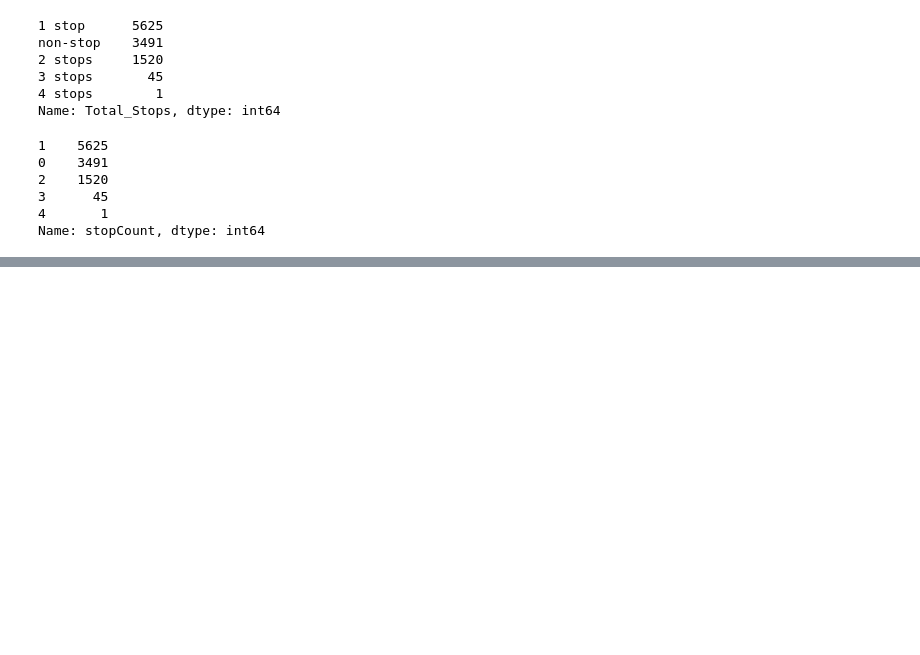
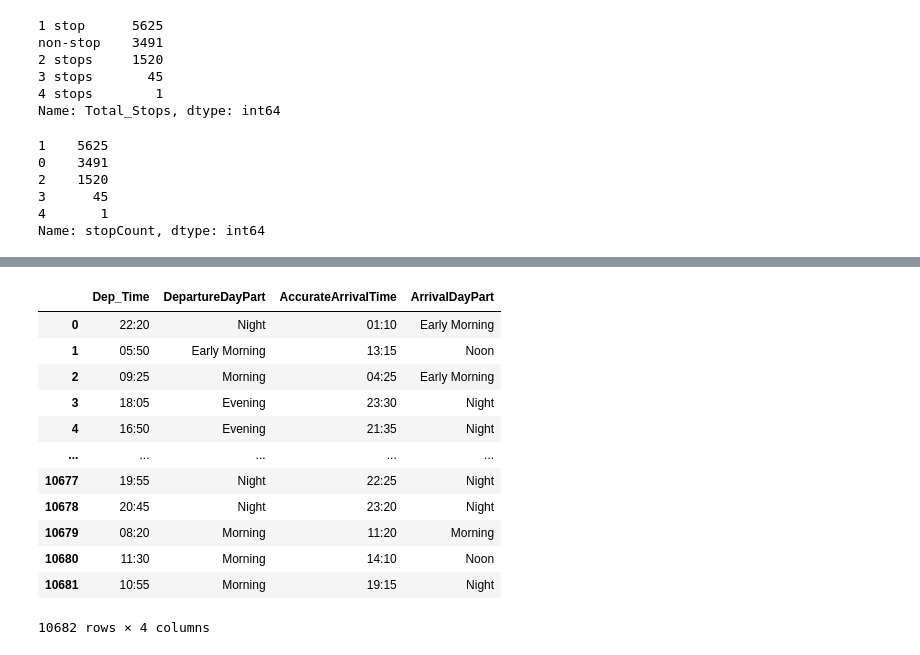
Before and after one commit to ahmedbasemdev/Epsilon-InternShip, a Jupyter notebook: Task 1 - Regression/Code.ipynb, the cells around one changed output, grey strips where cells are left out. Saved outputs shown, nothing was run; the diff lists cells and outputs as text; code cells hidden in the pictures; blank space fills up the shorter version.

```diff
--- a/Task 1 - Regression/Code.ipynb
+++ b/Task 1 - Regression/Code.ipynb
@@ -224,0 +244,2 @@ Name: stopCount, dtype: int64
+# %%
+data['Additional_Info'].replace('No Info','No info',inplace=True)
@@ -224,0 +268,31 @@ Name: stopCount, dtype: int64
+# %%
+def DayPart(n) :
+    H = int(n.split(':')[0])
+    if H < 6 :
+        return 'Early Morning'
+    elif 6<=H < 12 :
+        return 'Morning'
+    elif  12<=H < 15 :
+        return 'Noon'
+    elif  15<=H < 19 :
+        return 'Evening'
+    else :
+        return 'Night'
+# %%
+data['DepartureDayPart']   = data['Dep_Time'].apply(lambda x : DayPart(x))
+data['ArrivalDayPart']   = data['AccurateArrivalTime'].apply(lambda x : DayPart(x))
+data[['Dep_Time','DepartureDayPart','AccurateArrivalTime','ArrivalDayPart']]
+# %% [output]
+|  | Dep_Time | DepartureDayPart | AccurateArrivalTime | ArrivalDayPart |
+| 0 | 22:20 | Night | 01:10 | Early Morning |
+| 1 | 05:50 | Early Morning | 13:15 | Noon |
+| 2 | 09:25 | Morning | 04:25 | Early Morning |
+| 3 | 18:05 | Evening | 23:30 | Night |
+| 4 | 16:50 | Evening | 21:35 | Night |
+| ... | ... | ... | ... | ... |
+| 10677 | 19:55 | Night | 22:25 | Night |
+| 10678 | 20:45 | Night | 23:20 | Night |
+| 10679 | 08:20 | Morning | 11:20 | Morning |
+| 10680 | 11:30 | Morning | 14:10 | Noon |
+| 10681 | 10:55 | Morning | 19:15 | Night |
+10682 rows × 4 columns
```
Also changed, not shown: parts of 22 cells of this notebook, 5 other files.
